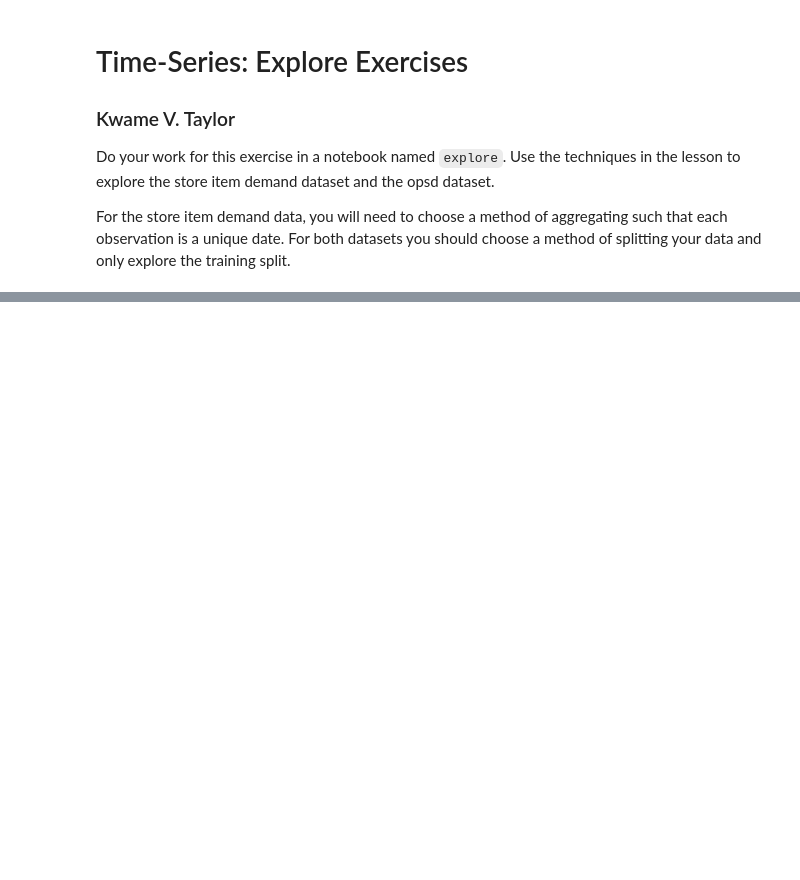
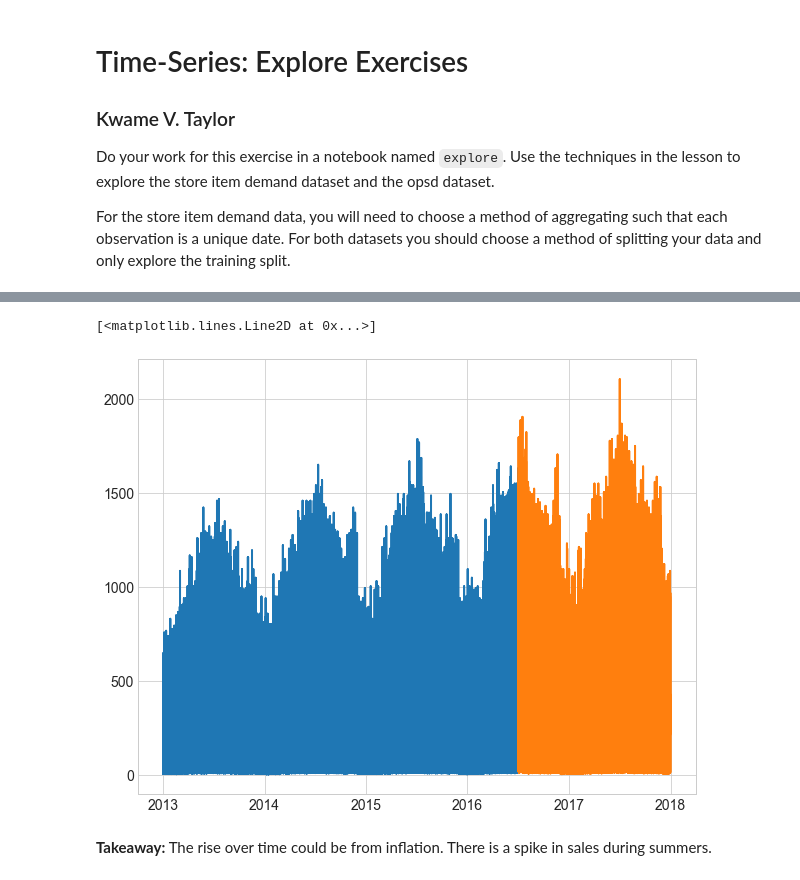
Before and after one commit to KwameTaylor/time-series-exercises, a Jupyter notebook: explore.ipynb, the cells around one changed output, grey strips where cells are left out. Saved outputs shown, nothing was run; the diff lists cells and outputs as text; code cells hidden in the pictures; blank space fills up the shorter version.

```diff
--- a/explore.ipynb
+++ b/explore.ipynb
@@ -35,0 +49,3 @@ df.head(5)
+# %%
+df = prepare_stores_items(df)
+df.head(3)
@@ -39,7 +67,16 @@ print('Shape of data:', df.shape)
 # %%
 # split the data
-train = df[:'2016'] # includes 2016
-test = df['2017']
+train_size = .70
+n = df.shape[0]
+test_start_index = round(train_size * n)
 
-plt.plot(train.index, train.temp)
-plt.plot(test.index, test.temp)
+train = df[:test_start_index] # everything up (not including) to the test_start_index
+test = df[test_start_index:] # everything from the test_start_index to the end
+
+plt.plot(train.index, train.sales_total)
+plt.plot(test.index, test.sales_total)
+# %% [output]
+[<matplotlib.lines.Line2D at 0x...>]
+[figure, added]
+# %% [markdown]
+**Takeaway:** The rise over time could be from inflation. There is a spike in sales during summers.
```
Also changed, not shown: parts of 12 cells of this notebook, 1 other file.
